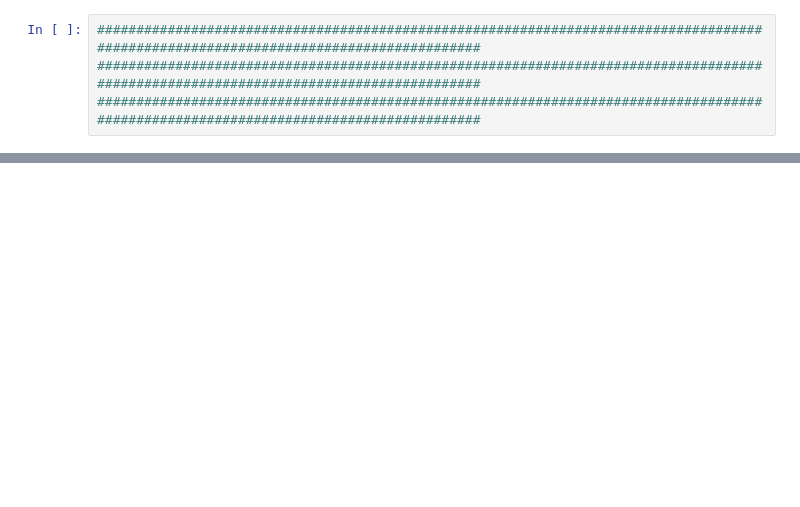
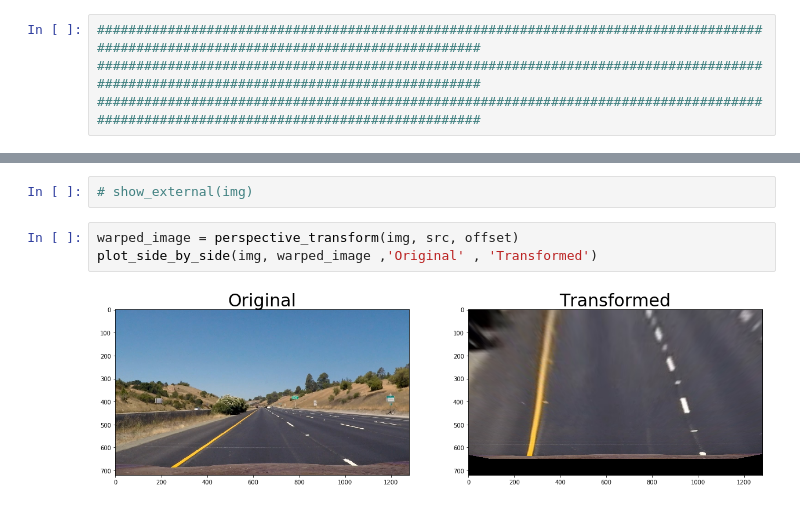
Before and after one commit to tyler-lewis-udacity/Advanced_Lane_Finding, a Jupyter notebook: P4_advanced_lane_finding.ipynb, the cells around one changed output, grey strips where cells are left out. Drawn from its saved outputs; the diff is of its cells as text; blank space fills up the shorter version.

Commit message:
Perspective transform working but needs automation of getting src points

```diff
--- a/P4_advanced_lane_finding.ipynb
+++ b/P4_advanced_lane_finding.ipynb
@@ -209 +230,8 @@ warped = cv2.warpPerspective(undist, M, img_size)
+# %%
+# show_external(img)
+# %%
+warped_image = perspective_transform(img, src, offset)
+plot_side_by_side(img, warped_image ,'Original' , 'Transformed')
+# %% [output]
+[figure, added]
 # %%
```
Also changed, not shown: parts of 5 cells of this notebook.
